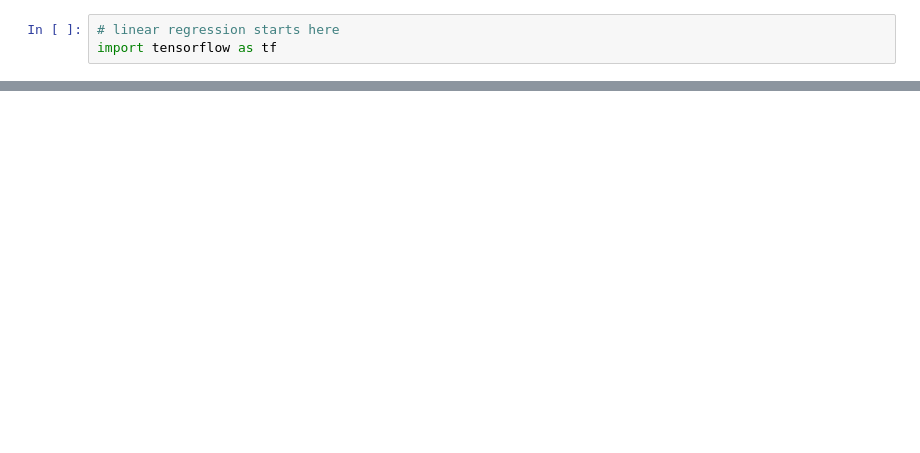
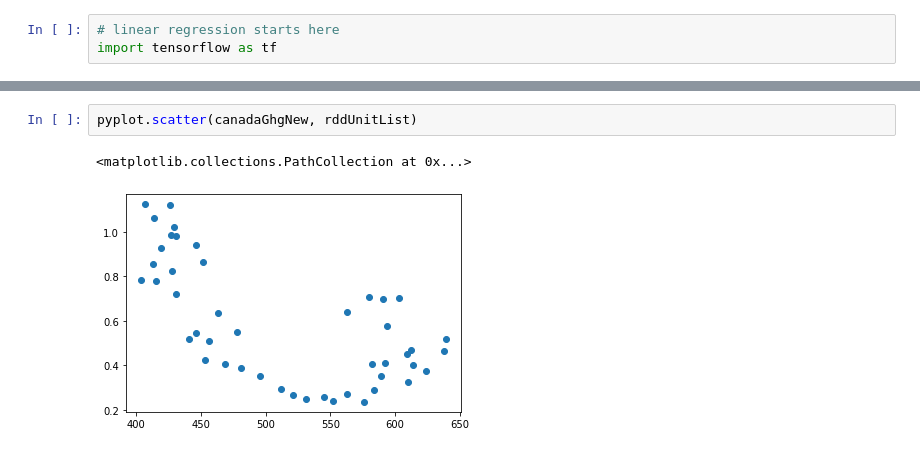
Before and after one commit to Adam-Omarali/BDC-Energy, a Jupyter notebook: BDCMain.ipynb, the cells around one changed output, grey strips where cells are left out. Cells and saved outputs as stored; diff of their text form; blank space fills up the shorter version.

```diff
--- a/BDCMain.ipynb
+++ b/BDCMain.ipynb
@@ -135,0 +262,5 @@ nan
+# %%
+pyplot.scatter(canadaGhgNew, rddUnitList)
+# %% [output]
+<matplotlib.collections.PathCollection at 0x...>
+[figure, added]
```
Also changed, not shown: parts of 33 cells of this notebook.
